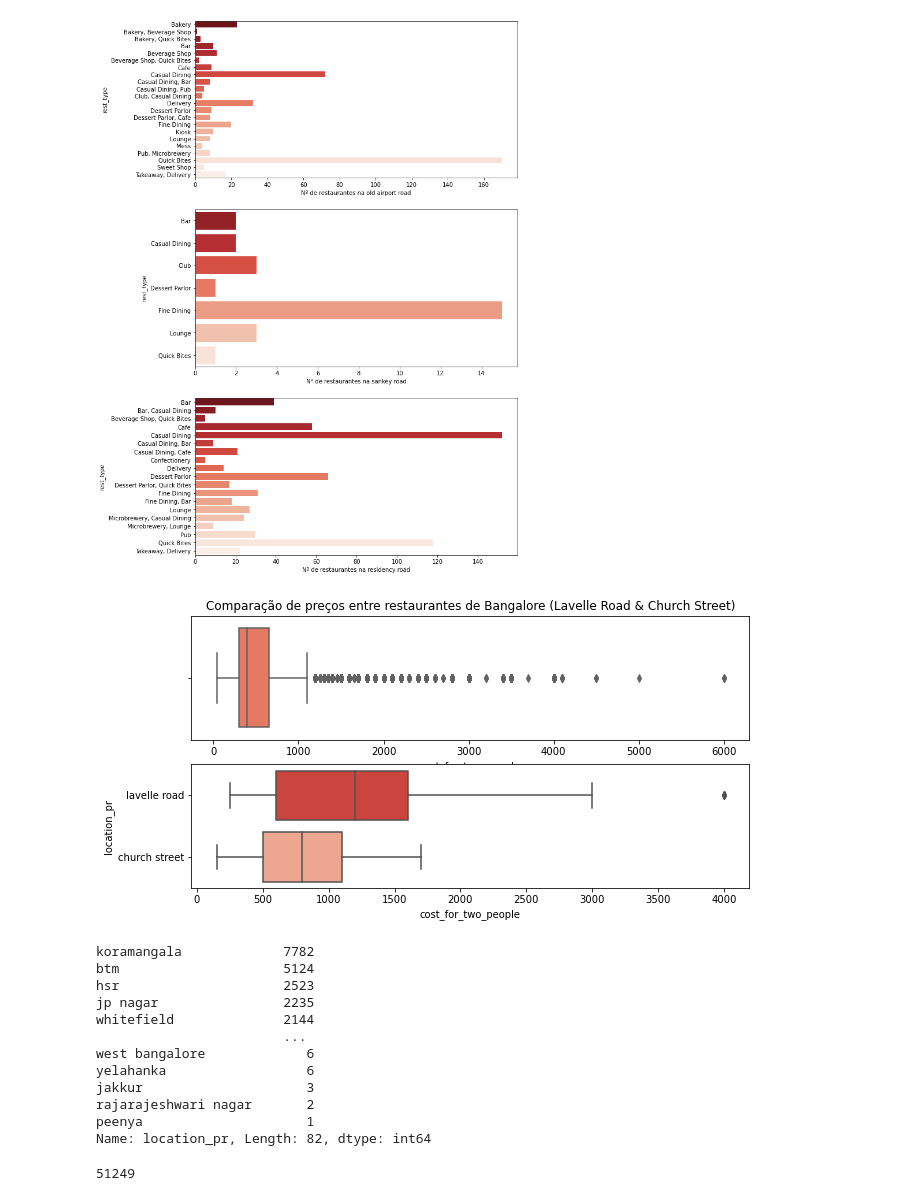
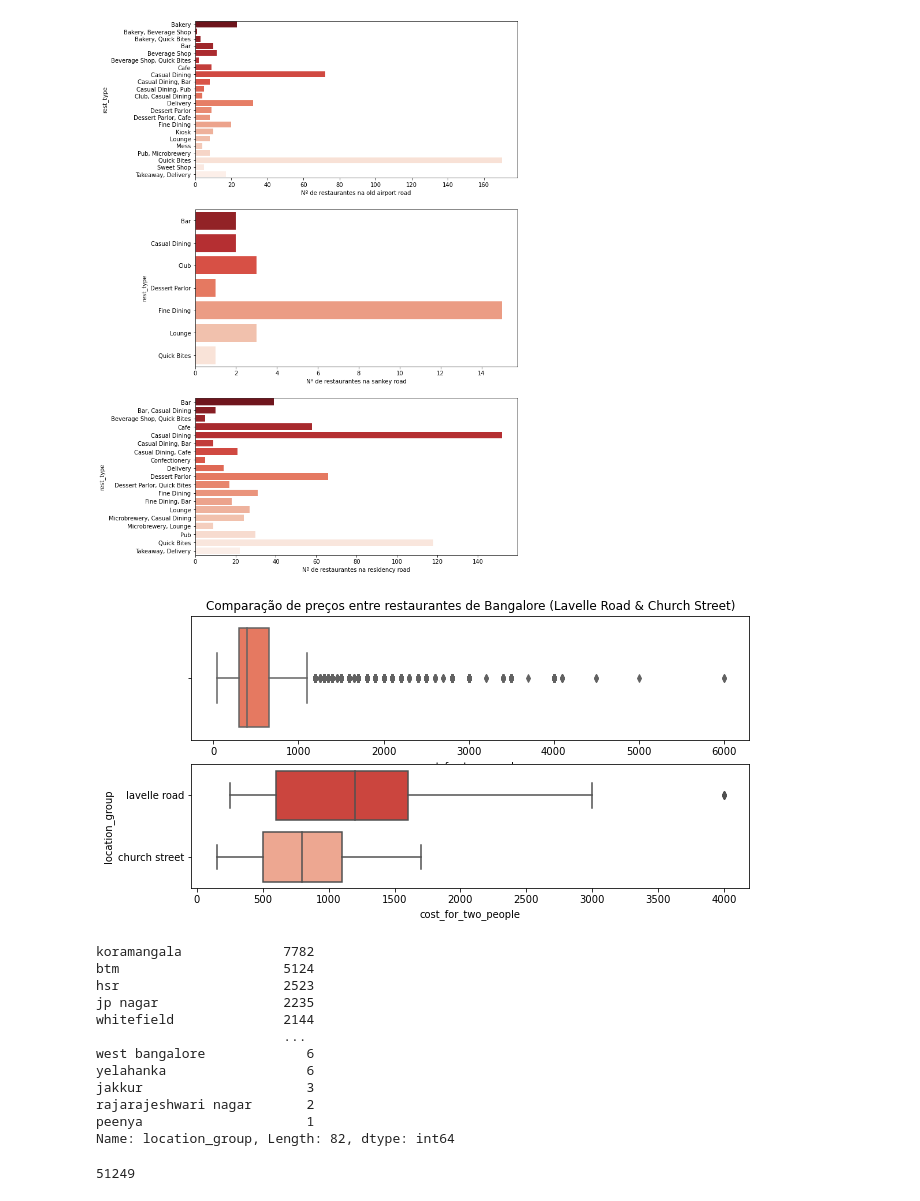
Before and after one commit to kabianca/zomato-rates-review, a Jupyter notebook: Projeto 6 - Laboratoria - Zomato - Análise Exploratoria.ipynb, the cells around one changed output. Saved outputs shown, nothing was run; the diff lists cells and outputs as text; code cells hidden in the pictures.

```diff
--- a/Projeto 6 - Laboratoria - Zomato - Análise Exploratoria.ipynb
+++ b/Projeto 6 - Laboratoria - Zomato - Análise Exploratoria.ipynb
@@ -508,7 +450,7 @@ i = 0
 
 def findGeocode(city):
     try:
-        geolocator = Nominatim(user_agent="boliveira")
+        geolocator = Nominatim(user_agent="my_agent")
         loc = geolocator.geocode(city)
         return loc
     except GeocoderTimedOut:
@@ -686,18 +628,18 @@ ax[2].set_xlabel('Nº de restaurantes na residency road')
 Text(0.5, 0, 'Nº de restaurantes na residency road')
 [figure]
 # %%
-lavelle_church = df2[(df2['location_pr'] == 'lavelle road') | (df2['location_pr'] == 'church street')]
+lavelle_church = df2[(df2['location_group'] == 'lavelle road') | (df2['location_group'] == 'church street')]
 fig = plt.figure(figsize = (10, 5))
 ax1 = plt.subplot(2,1,1)
 plt.title('Comparação de preços entre restaurantes de Bangalore (Lavelle Road & Church Street)')
 sns.boxplot(x='cost_for_two_people', data=df2, ax=ax1, palette='Reds_r')
 ax2 = plt.subplot(2,1,2)
-sns.boxplot(x='cost_for_two_people', y='location_pr', data=lavelle_church, ax=ax2, palette='Reds_r')
+sns.boxplot(x='cost_for_two_people', y='location_group', data=lavelle_church, ax=ax2, palette='Reds_r')
 plt.show()
 # %% [output]
-[figure, old version]
+[figure, new version]
 # %%
-restaurant_loc = df2['location_pr'].value_counts()
+restaurant_loc = df2['location_group'].value_counts()
 restaurant_loc
 # %% [output]
 koramangala             7782
@@ -711,7 +653,7 @@ yelahanka                  6
 jakkur                     3
 rajarajeshwari nagar       2
 peenya                     1
-Name: location_pr, Length: 82, dtype: int64
+Name: location_group, Length: 82, dtype: int64
 # %%
 restaurant_loc.sum()
 # %% [output]
```
Also changed, not shown: parts of 7 cells of this notebook.
